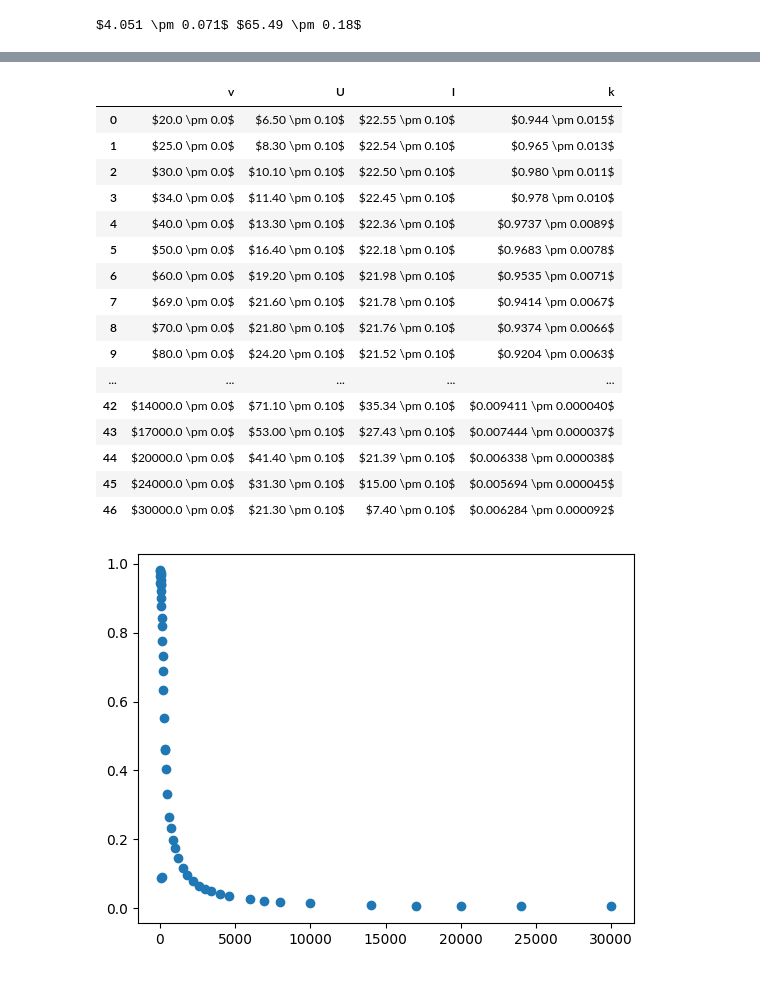
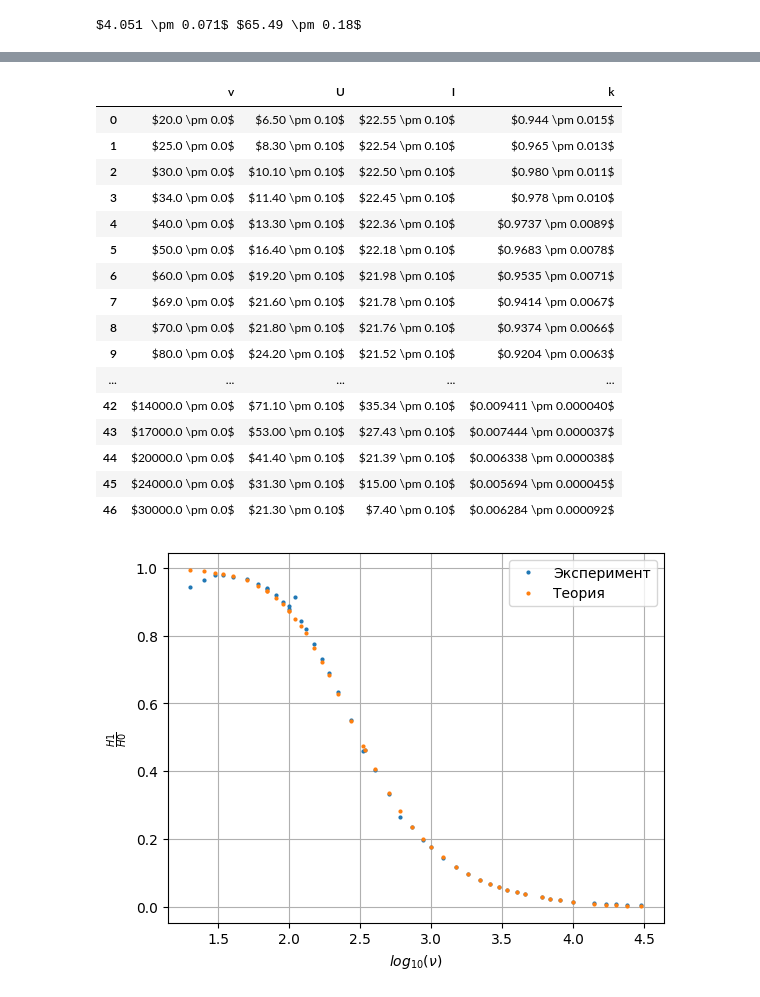
Before and after one commit to RedBrean/term2, a Jupyter notebook: term3/labs/371/371.ipynb, the cells around one changed output, grey strips where cells are left out. Cells and saved outputs as stored; diff of their text form; code cells hidden in the pictures.

```diff
--- a/term3/labs/371/371.ipynb
+++ b/term3/labs/371/371.ipynb
@@ -429,7 +425,6 @@ ultra["U"]= pd.Series(list(data1["U"])+list(data2["U"]))
 ultra["I"] = pd.Series(list(data1["I"])+list(data2["I"]))
 ultra["k"] =  ultra["U"]*ultra["v"]**-1*ultra["I"]**-1 * eps0
 
-plt.plot(get_values(ultra["v"]), get_values(ultra["k"]),"o")
 ultra
 # %% [output]
 |  | v | U | I | k |
@@ -449,4 +444,26 @@ ultra
 | 44 | $20000.0 \pm 0.0$ | $41.40 \pm 0.10$ | $21.39 \pm 0.10$ | $0.006338 \pm 0.000038$ |
 | 45 | $24000.0 \pm 0.0$ | $31.30 \pm 0.10$ | $15.00 \pm 0.10$ | $0.005694 \pm 0.000045$ |
 | 46 | $30000.0 \pm 0.0$ | $21.30 \pm 0.10$ | $7.40 \pm 0.10$ | $0.006284 \pm 0.000092$ |
-[figure, removed]
+# %%
+k_d = sigma_1*mu0
+k_d.E=0
+h1 = h
+h1.E = 0
+h1 = h1.value
+d1 = d
+d1.E = 0
+d1 = d1.value
+a_k_1 = (1j*get_values(ultra["v"])*2*3.14*k_d.value)**0.5
+H_k = 1/(np.cosh(a_k_1*h1) + 0.25*a_k_1*d1*np.sinh(a_k_1*h1))
+H_k = abs(H_k)
+# %%
+ultra_srez = ultra[ultra["v"]<600000]
+plt.plot(np.log10(get_values(ultra_srez["v"])), get_values(ultra_srez["k"]),"o",ms=2, label = "Эксперимент")
+plt.grid(True)
+plt.plot(np.log10(get_values(ultra_srez["v"])), H_k,"o",ms=2, label = "Теория")
+plt.xlabel("$log_{10}(\\nu)$")
+plt.ylabel("$\\frac{H1}{H0}$")
+plt.legend()
+plt.savefig("fig_5.png", dpi=300)
+# %% [output]
+[figure, added]
```
Also changed, not shown: parts of 9 cells of this notebook, 6 other files.
